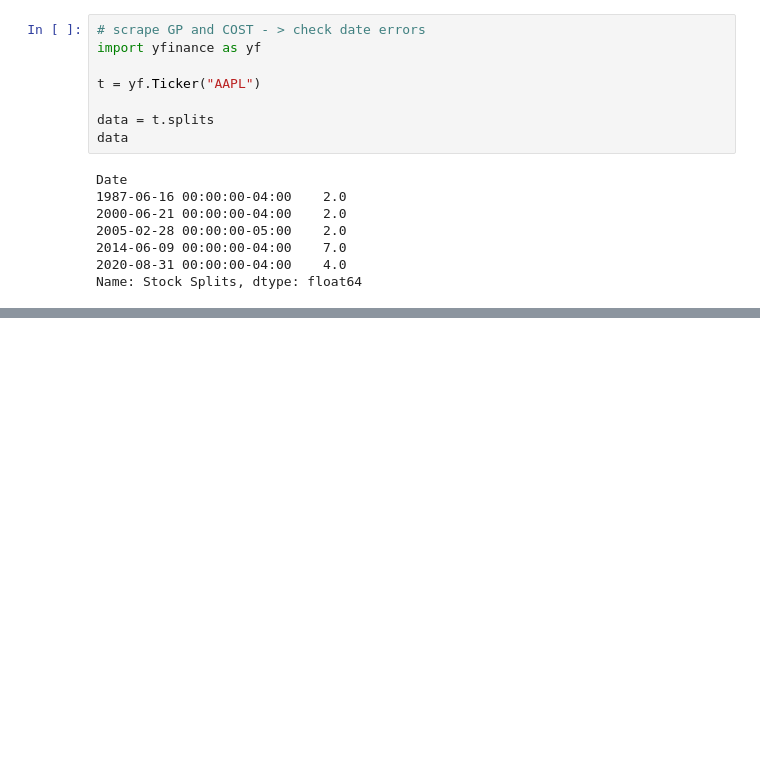
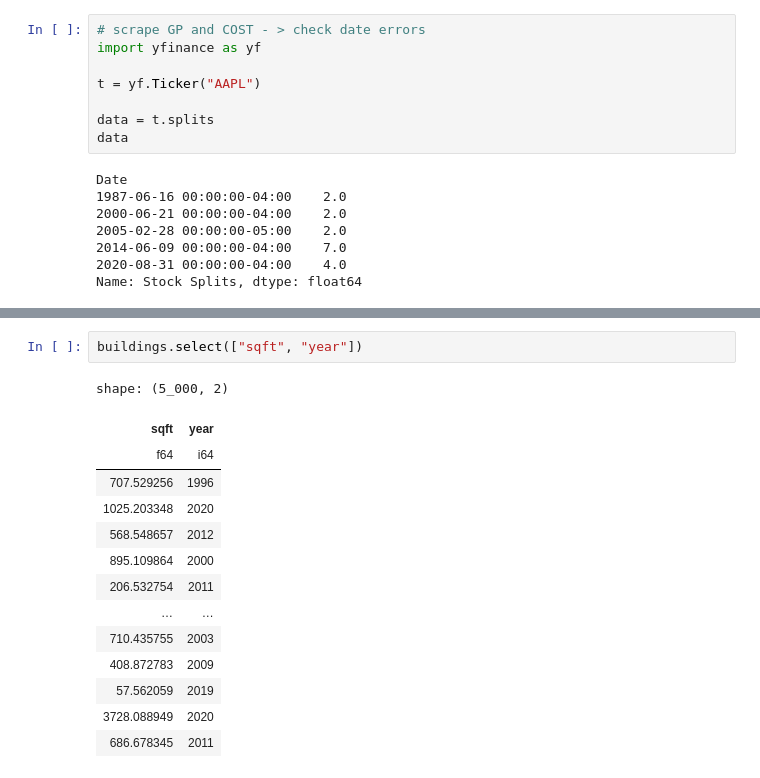
Before and after one commit to francisco3511/stocksense, a Jupyter notebook: notebooks/eda.ipynb, the cells around one changed output, grey strips where cells are left out. Cells and saved outputs as stored; diff of their text form; blank space fills up the shorter version.

```diff
--- a/notebooks/eda.ipynb
+++ b/notebooks/eda.ipynb
@@ -98,0 +135,17 @@ Name: Stock Splits, dtype: float64
+# %%
+buildings.select(["sqft", "year"])
+# %% [output]
+shape: (5_000, 2)
+| sqft | year |
+| f64 | i64 |
+| 707.529256 | 1996 |
+| 1025.203348 | 2020 |
+| 568.548657 | 2012 |
+| 895.109864 | 2000 |
+| 206.532754 | 2011 |
+| … | … |
+| 710.435755 | 2003 |
+| 408.872783 | 2009 |
+| 57.562059 | 2019 |
+| 3728.088949 | 2020 |
+| 686.678345 | 2011 |
```
Also changed, not shown: parts of 4 cells of this notebook, 11 other files.
